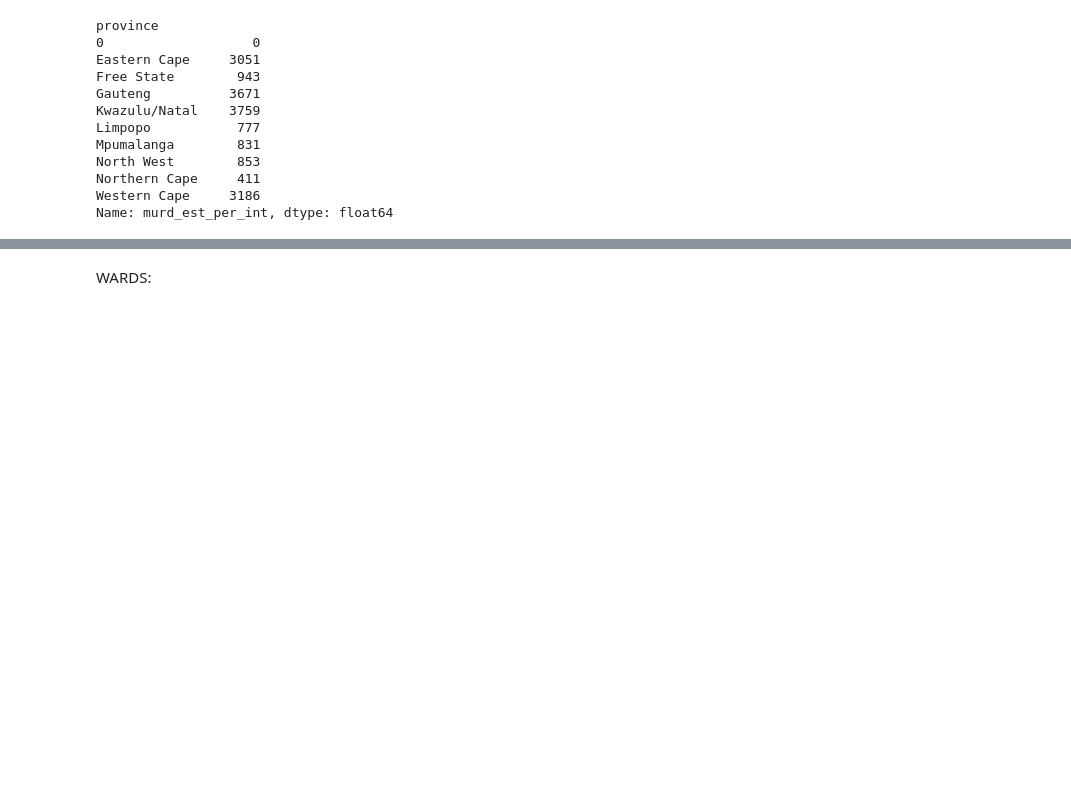
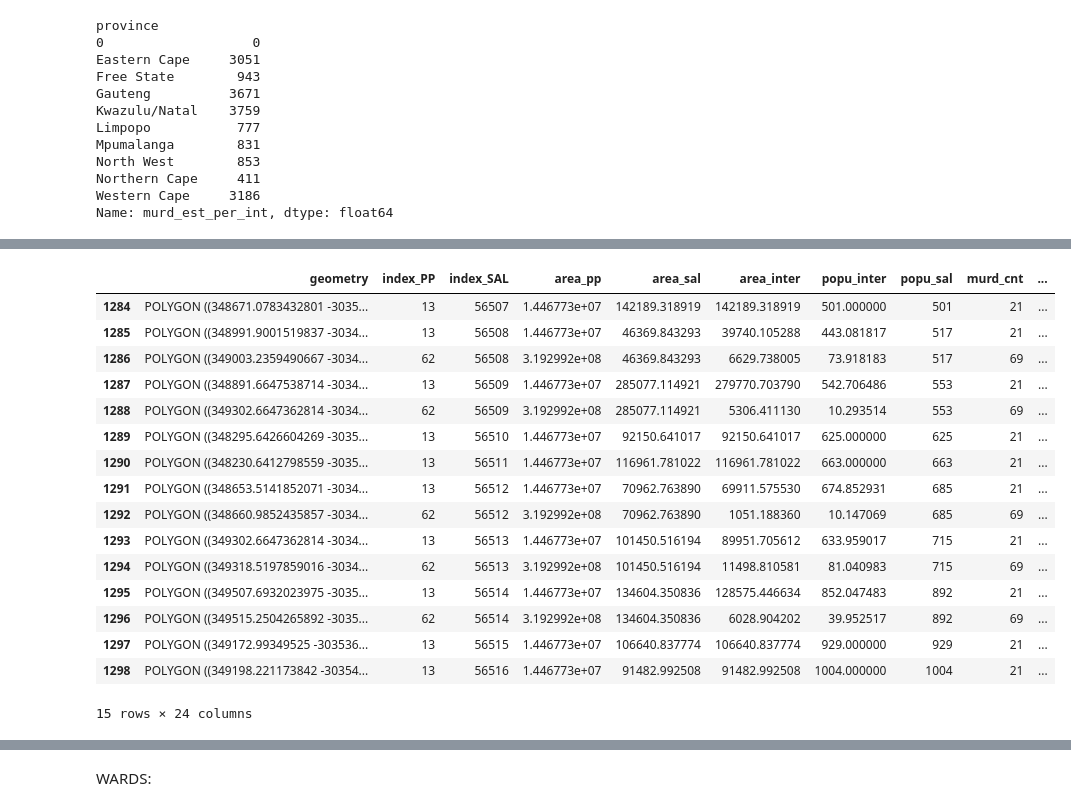
Before and after one commit to OpenUpSA/crime-stats-demystifed, a Jupyter notebook: crime_stats_compute_aea.ipynb, the cells around one changed output, grey strips where cells are left out. Saved outputs shown, nothing was run; the diff lists cells and outputs as text; code cells hidden in the pictures; blank space fills up the shorter version.

```diff
--- a/crime_stats_compute_aea.ipynb
+++ b/crime_stats_compute_aea.ipynb
@@ -375,0 +402,20 @@ Name: murd_est_per_int, dtype: float64
+# %%
+df_int_aea[df_int_aea.SP_NAME=="700 Scheme"]
+# %% [output]
+|  | geometry | index_PP | index_SAL | area_pp | area_sal | area_inter | popu_inter | popu_sal | murd_cnt | ... |
+| 1284 | POLYGON ((348671.0783432801 -3035... | 13 | 56507 | 1.446773e+07 | 142189.318919 | 142189.318919 | 501.000000 | 501 | 21 | ... |
+| 1285 | POLYGON ((348991.9001519837 -3034... | 13 | 56508 | 1.446773e+07 | 46369.843293 | 39740.105288 | 443.081817 | 517 | 21 | ... |
+| 1286 | POLYGON ((349003.2359490667 -3034... | 62 | 56508 | 3.192992e+08 | 46369.843293 | 6629.738005 | 73.918183 | 517 | 69 | ... |
+| 1287 | POLYGON ((348891.6647538714 -3034... | 13 | 56509 | 1.446773e+07 | 285077.114921 | 279770.703790 | 542.706486 | 553 | 21 | ... |
+| 1288 | POLYGON ((349302.6647362814 -3034... | 62 | 56509 | 3.192992e+08 | 285077.114921 | 5306.411130 | 10.293514 | 553 | 69 | ... |
+| 1289 | POLYGON ((348295.6426604269 -3035... | 13 | 56510 | 1.446773e+07 | 92150.641017 | 92150.641017 | 625.000000 | 625 | 21 | ... |
+| 1290 | POLYGON ((348230.6412798559 -3035... | 13 | 56511 | 1.446773e+07 | 116961.781022 | 116961.781022 | 663.000000 | 663 | 21 | ... |
+| 1291 | POLYGON ((348653.5141852071 -3034... | 13 | 56512 | 1.446773e+07 | 70962.763890 | 69911.575530 | 674.852931 | 685 | 21 | ... |
+| 1292 | POLYGON ((348660.9852435857 -3034... | 62 | 56512 | 3.192992e+08 | 70962.763890 | 1051.188360 | 10.147069 | 685 | 69 | ... |
+| 1293 | POLYGON ((349302.6647362814 -3034... | 13 | 56513 | 1.446773e+07 | 101450.516194 | 89951.705612 | 633.959017 | 715 | 21 | ... |
+| 1294 | POLYGON ((349318.5197859016 -3034... | 62 | 56513 | 3.192992e+08 | 101450.516194 | 11498.810581 | 81.040983 | 715 | 69 | ... |
+| 1295 | POLYGON ((349507.6932023975 -3035... | 13 | 56514 | 1.446773e+07 | 134604.350836 | 128575.446634 | 852.047483 | 892 | 21 | ... |
+| 1296 | POLYGON ((349515.2504265892 -3035... | 62 | 56514 | 3.192992e+08 | 134604.350836 | 6028.904202 | 39.952517 | 892 | 69 | ... |
+| 1297 | POLYGON ((349172.99349525 -303536... | 13 | 56515 | 1.446773e+07 | 106640.837774 | 106640.837774 | 929.000000 | 929 | 21 | ... |
+| 1298 | POLYGON ((349198.221173842 -30354... | 13 | 56516 | 1.446773e+07 | 91482.992508 | 91482.992508 | 1004.000000 | 1004 | 21 | ... |
+15 rows × 24 columns
```
Also changed, not shown: parts of 20 cells of this notebook, 1 other file.
